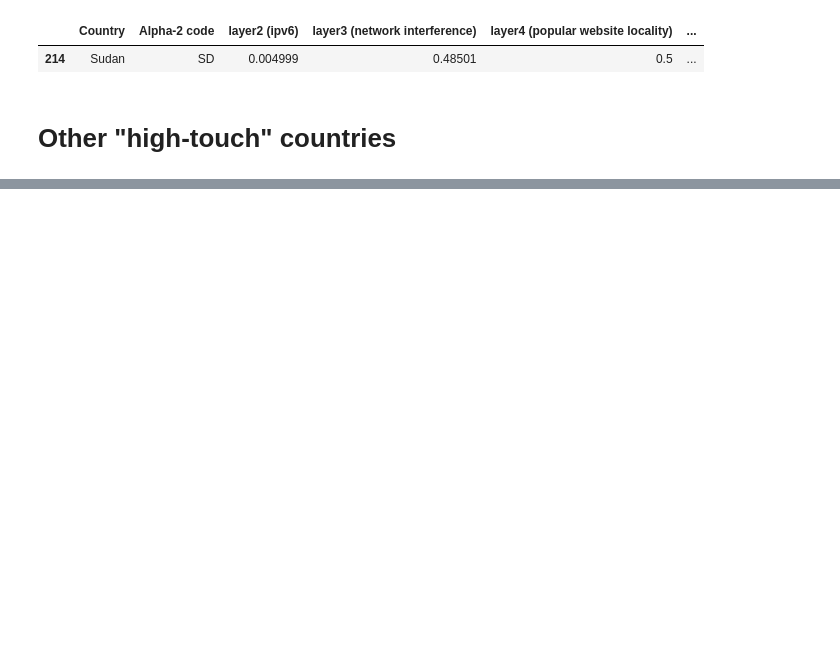
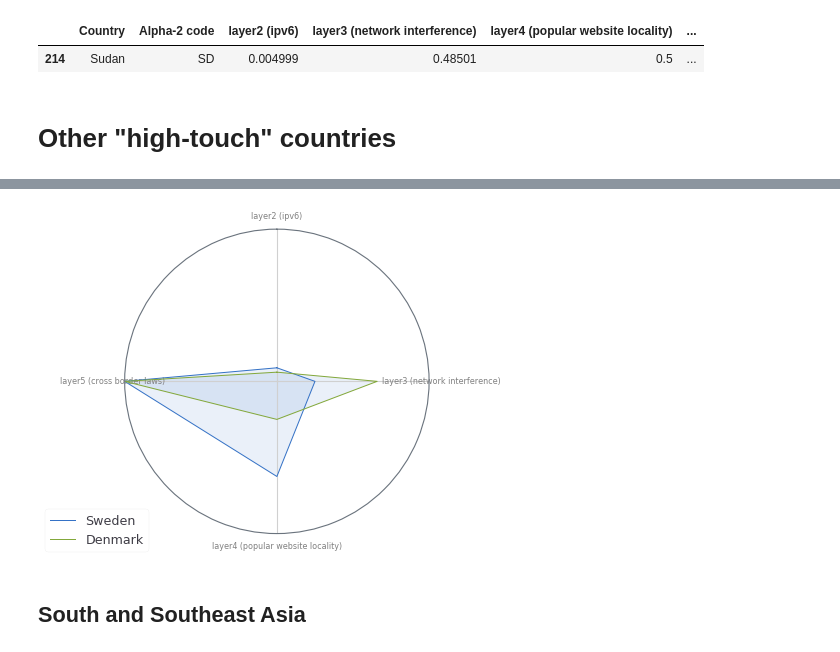
Before and after one commit to daylight-lab/III, a Jupyter notebook: analysis.ipynb, the cells around one changed output, grey strips where cells are left out. Saved outputs shown, nothing was run; the diff lists cells and outputs as text; code cells hidden in the pictures; blank space fills up the shorter version.

```diff
--- a/analysis.ipynb
+++ b/analysis.ipynb
@@ -341,3 +341,12 @@ radar_plot(
+# %%
+radar_plot(
+    find_country('SE')\
+        .append(find_country('DK'))\
+)
+# %% [output]
+[figure, added]
+# %% [markdown]
+## South and Southeast Asia
 # %%
 radar_plot(
     find_country('IN')\
```
Also changed, not shown: parts of 26 cells of this notebook, 8 other files.
